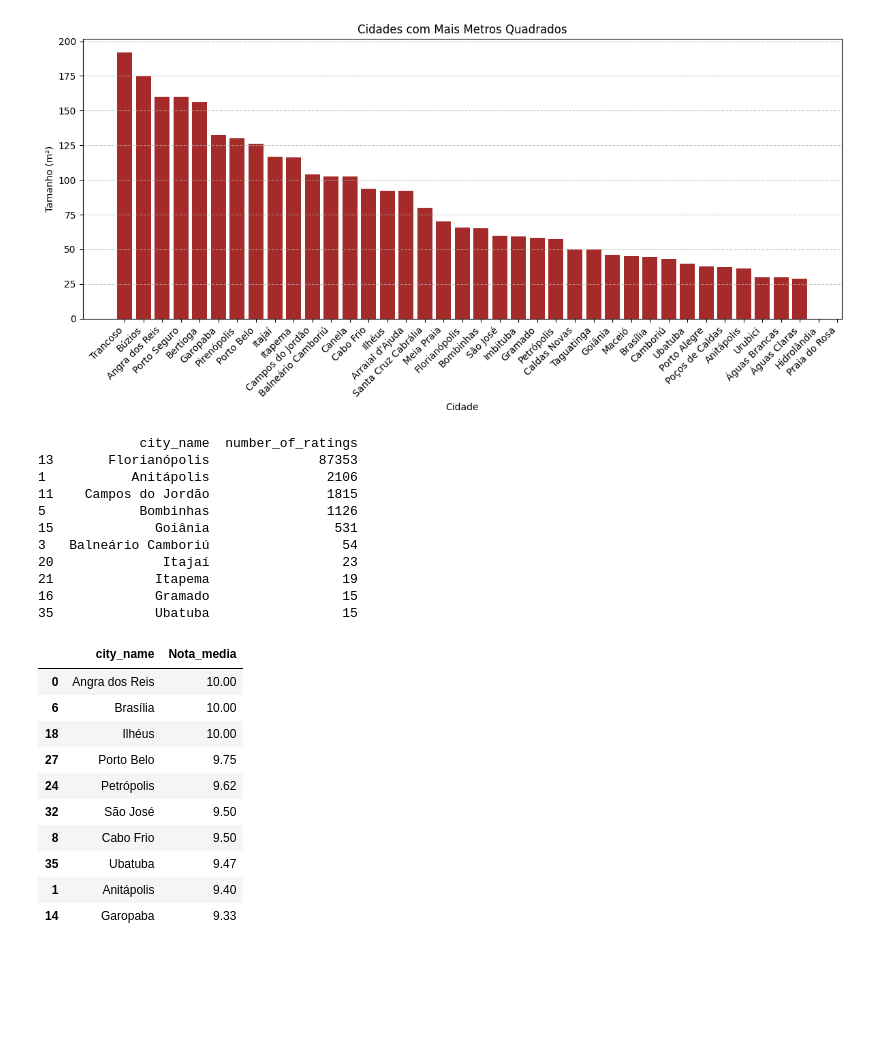
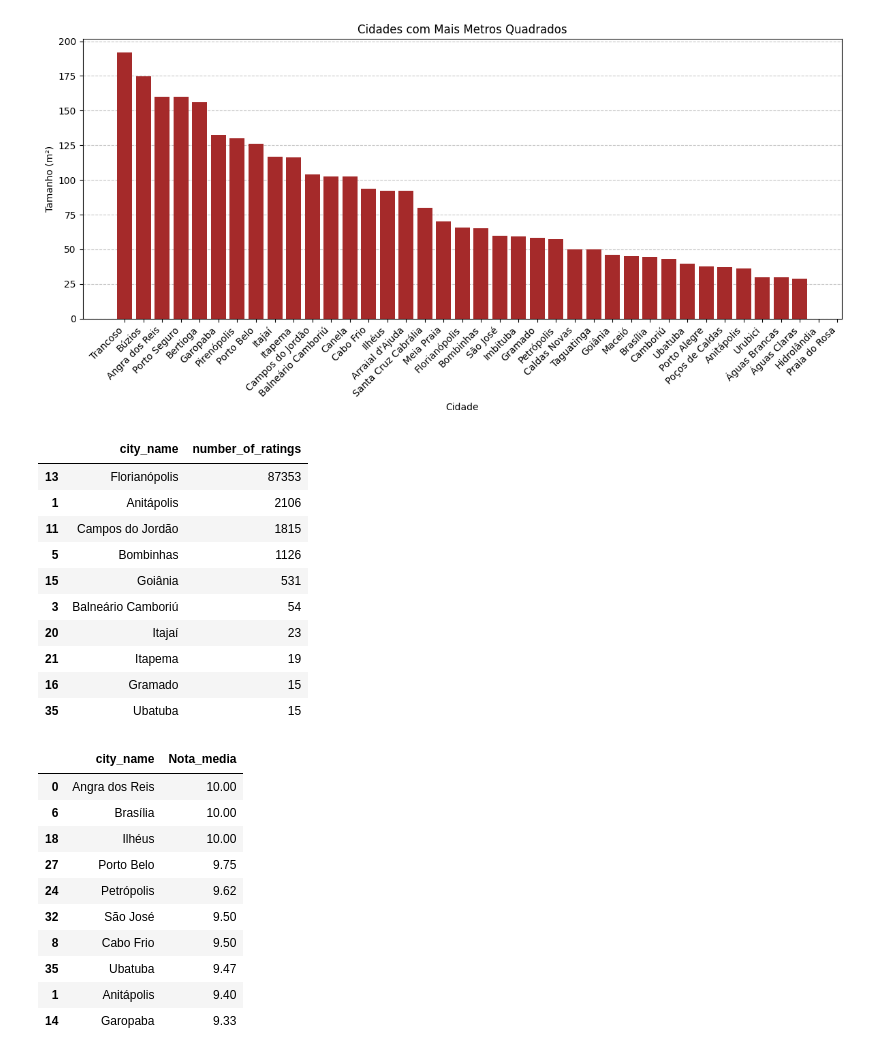
Before and after one commit to JoaoADAP/seazone-data-challenge, a Jupyter notebook: seazone-data-challenge.ipynb, the cells around one changed output. Saved outputs shown, nothing was run; the diff lists cells and outputs as text; code cells hidden in the pictures; blank space fills up the shorter version.

```diff
--- a/seazone-data-challenge.ipynb
+++ b/seazone-data-challenge.ipynb
@@ -102,22 +107,22 @@ plt.show()
 # %%
 #Quais cidades têm mais avaliações?
 
 Numero_avaliacoes= imoveis.groupby('city_name')['number_of_ratings'].sum().reset_index()       #Somando todos as avaliações de cada cidade
 Numero_avaliacoes = Numero_avaliacoes.sort_values(by='number_of_ratings', ascending=False)     #Ordem crescente
 
-print(Numero_avaliacoes.head(10))                                                              #Printando o top10 com mais avaliaçoes
+Numero_avaliacoes.head(10)                                                              #Printando o top10 com mais avaliaçoes
 # %% [output]
-             city_name  number_of_ratings
-13       Florianópolis              87353
-1           Anitápolis               2106
-11    Campos do Jordão               1815
-5            Bombinhas               1126
-15             Goiânia                531
-3   Balneário Camboriú                 54
-20              Itajaí                 23
-21             Itapema                 19
-16             Gramado                 15
-35             Ubatuba                 15
+|  | city_name | number_of_ratings |
+| 13 | Florianópolis | 87353 |
+| 1 | Anitápolis | 2106 |
+| 11 | Campos do Jordão | 1815 |
+| 5 | Bombinhas | 1126 |
+| 15 | Goiânia | 531 |
+| 3 | Balneário Camboriú | 54 |
+| 20 | Itajaí | 23 |
+| 21 | Itapema | 19 |
+| 16 | Gramado | 15 |
+| 35 | Ubatuba | 15 |
 # %%
 #Quais cidades têm a maior média de avaliações? E a menor média?
 
```
Also changed, not shown: parts of 13 cells of this notebook.
